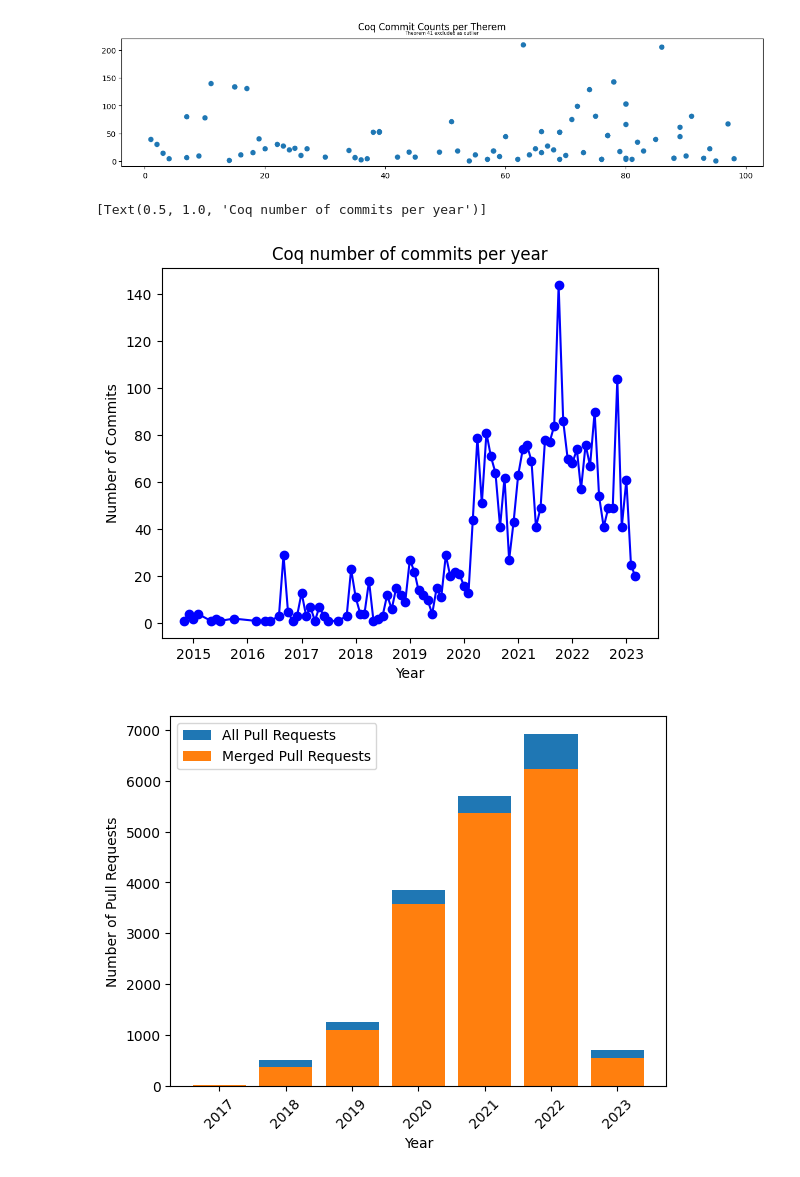
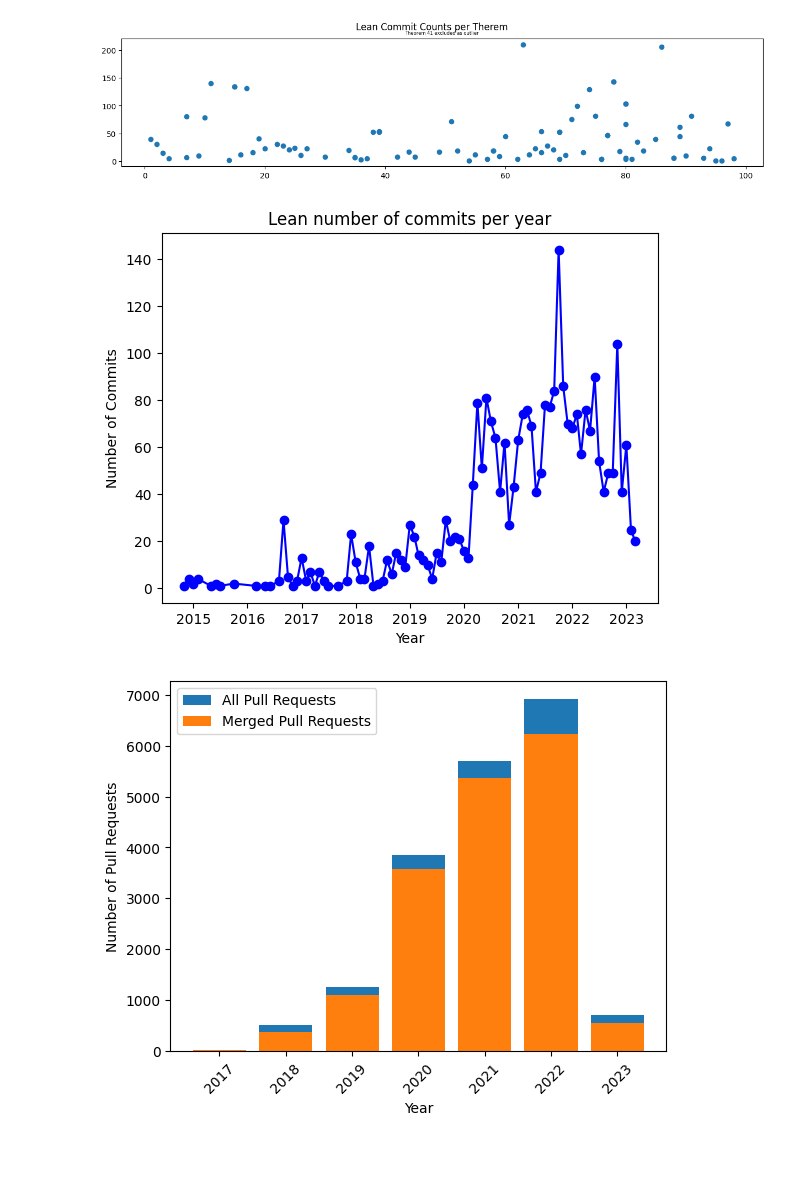
Before and after one commit to minsungc/aseproject2023, a Jupyter notebook: lean_figures.ipynb, the cells around one changed output. Saved outputs shown, nothing was run; the diff lists cells and outputs as text; code cells hidden in the pictures.

```diff
--- a/lean_figures.ipynb
+++ b/lean_figures.ipynb
@@ -111,15 +111,18 @@ for element in theorem_data:
 88
 89
 # %%
-################################
+#################################
 #### Commit Counts per Therem ###
 #################################
 
 # These are here because of a JSON bug in theorem 96 of Lean.
+names.append(96)
+commits.append(1)
+commits_copy = commits
 # # Plot a histogram of the lengths using matplotlib
 plt.figure(figsize=(15, 3))
 plt.scatter(names, commits)
-plt.suptitle('Coq Commit Counts per Therem\n')
+plt.suptitle('Lean Commit Counts per Therem\n')
 plt.title('\nTheorem 41 excluded as outlier', fontsize = 6)
 plt.show()
 # %% [output]
@@ -142,39 +145,36 @@ for element in theorem_data:
                     dates.append(datetime.strptime(commit['date'], "%Y-%m-%dT%H:%M:%S%z"))
     else:
         # If it's not a dictionary, print an error message
         print("Each element in the JSON file must be a dictionary.")
 # Count the number of commits per month of each year
 counts = {}
 for date in dates:
     year_month = date.strftime("%Y-%m")
     if year_month in counts:
-        if counts[year_month] > 150 :
-            continue
         counts[year_month] += 1
     else:
         counts[year_month] = 1
 
 
 # Sort the counts by year and month
 counts = dict(sorted(counts.items()))
 # Extract the years and months from the keys and values
 x_values = [datetime.strptime(year_month, "%Y-%m") for year_month in counts.keys()]
 y_values = list(counts.values())
 
 # Create a timeline plot with the counts
 fig, ax = plt.subplots()
 ax.plot_date(x_values, y_values, fmt="bo-", xdate=True, ydate=False)
 
 # Set the x-axis tick labels to show the year and month
 date_formatter = DateFormatter("%Y")
 ax.xaxis.set_major_formatter(date_formatter)
 ax.set_xlabel("Year")
 ax.set_ylabel("Number of Commits")
-ax.set(title= "Coq number of commits per year")
-# plt.show()
+ax.set(title= "Lean number of commits per year")
+plt.show()
 # %% [output]
-[Text(0.5, 1.0, 'Coq number of commits per year')]
-[figure, old version]
+[figure, new version]
 # %%
 lean_pr_data = []
 with open('DataCollection/leanprover-community_lean_PullRequests.json') as f_lean_pr:
```
Also changed, not shown: parts of 8 cells of this notebook, 3 other files.
